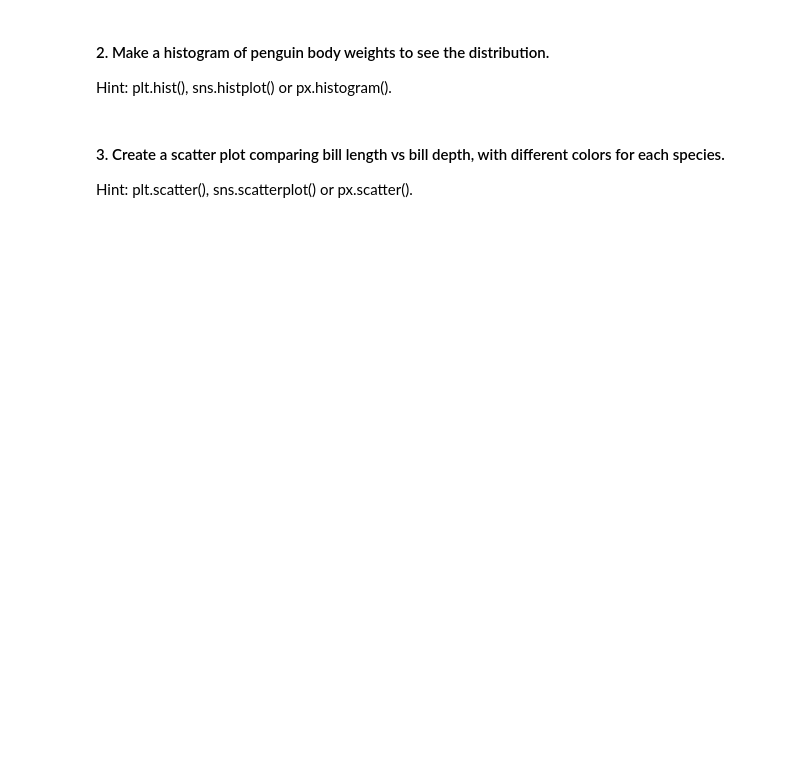
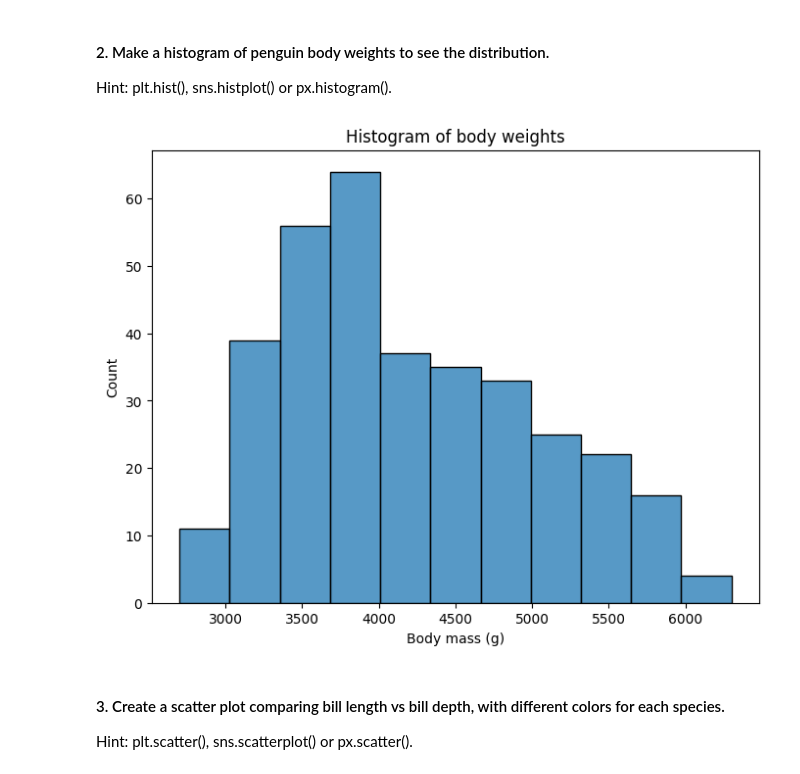
Before and after one commit to jgf1123/show_your_work, a Jupyter notebook: notebooks/04_data_visualizations.ipynb, the cells around one changed output. Saved outputs shown, nothing was run; the diff lists cells and outputs as text; code cells hidden in the pictures; blank space fills up the shorter version.

```diff
--- a/notebooks/04_data_visualizations.ipynb
+++ b/notebooks/04_data_visualizations.ipynb
@@ -88,6 +133,17 @@ Hint: plt.bar(), sns.countplot() or px.bar().
 # %% [markdown]
 #### 2. Make a histogram of penguin body weights to see the distribution.
 Hint: plt.hist(), sns.histplot() or px.histogram().
+# %%
+plt.figure(figsize=(8, 6))
+ax = sns.histplot(data=penguins_df, x="body_mass_g")
+plt.title('Histogram of body weights')
+plt.xlabel('Body mass (g)')
+plt.ylabel('Count')
+plt.show()
+
+fig = ax.figure
+# %% [output]
+[figure, added]
 # %% [markdown]
 #### 3. Create a scatter plot comparing bill length vs bill depth, with different colors for each species.
 Hint: plt.scatter(), sns.scatterplot() or px.scatter().
```
Also changed, not shown: parts of 9 cells of this notebook, 22 other files.
